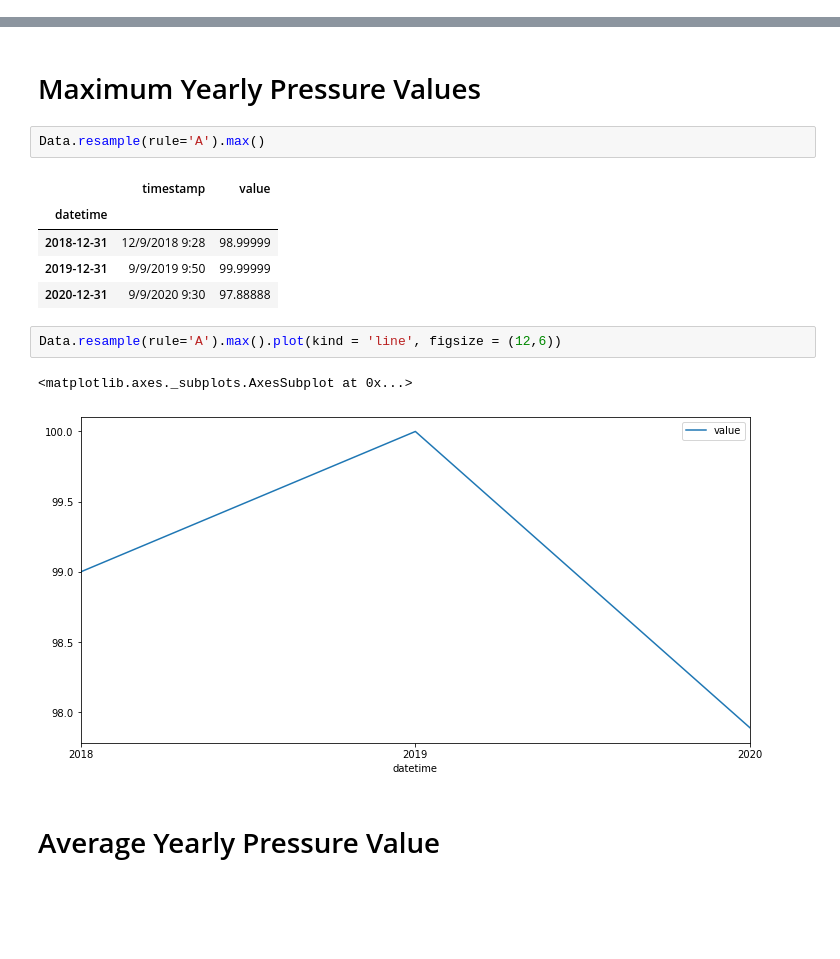
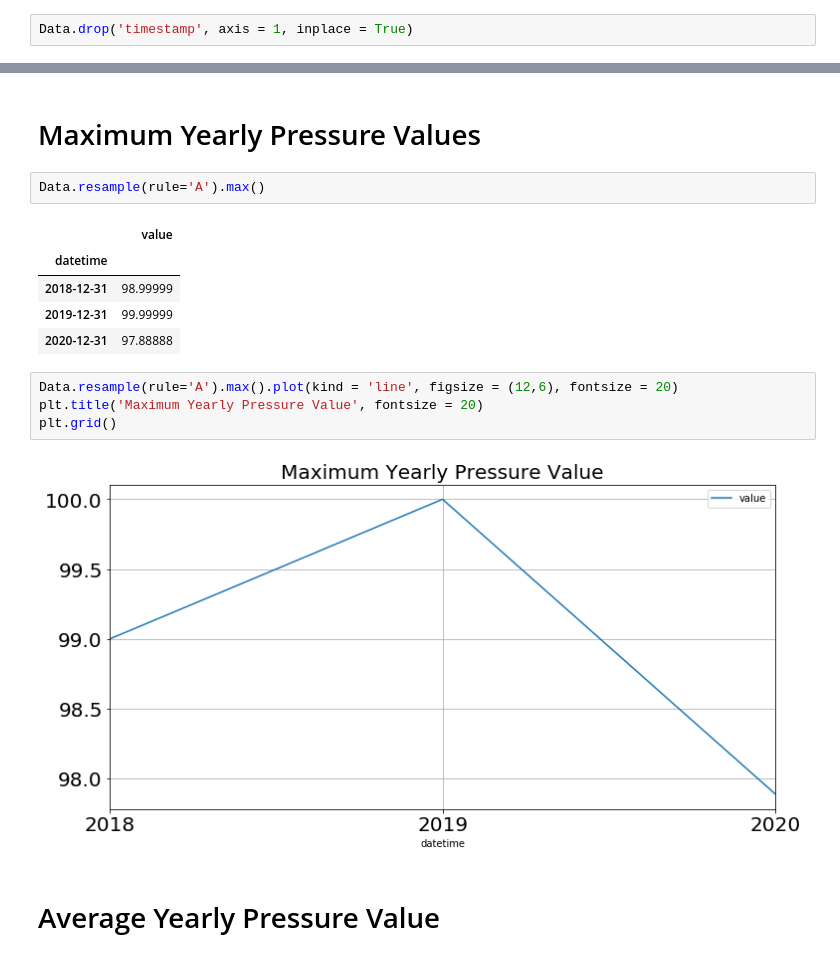
Before and after one commit to Mihryam/UnsupervisedTimeSeries_AnomalyDetection, a Jupyter notebook: Data_Exploration.ipynb, the cells around one changed output, grey strips where cells are left out. Drawn from its saved outputs; the diff is of its cells as text; blank space fills up the shorter version.

```diff
--- a/Data_Exploration.ipynb
+++ b/Data_Exploration.ipynb
@@ -36,5 +40,7 @@ Text(0.5, 1.0, 'Time Series of Value by DateTime')
 # %%
 Data = Data.set_index('datetime')
+# %%
+Data.drop('timestamp', axis = 1, inplace = True)
 # %%
 Data.head()
 # %% [output]
@@ -65,16 +72,17 @@ Data.resample(rule='A').min().plot(kind='line', figsize=( 12 , 6 ))
 # %%
 Data.resample(rule='A').max()
 # %% [output]
-|  | timestamp | value |
-| datetime |  |  |
-| 2018-12-31 | 12/9/2018 9:28 | 98.99999 |
-| 2019-12-31 | 9/9/2019 9:50 | 99.99999 |
-| 2020-12-31 | 9/9/2020 9:30 | 97.88888 |
+|  | value |
+| datetime |  |
+| 2018-12-31 | 98.99999 |
+| 2019-12-31 | 99.99999 |
+| 2020-12-31 | 97.88888 |
 # %%
-Data.resample(rule='A').max().plot(kind = 'line', figsize = (12,6))
+Data.resample(rule='A').max().plot(kind = 'line', figsize = (12,6), fontsize = 20)
+plt.title('Maximum Yearly Pressure Value', fontsize = 20)
+plt.grid()
 # %% [output]
-<matplotlib.axes._subplots.AxesSubplot at 0x...>
-[figure, old version]
+[figure, new version]
 # %% [markdown]
 # Average Yearly Pressure Value
 # %%
```
Also changed, not shown: parts of 7 cells of this notebook.
